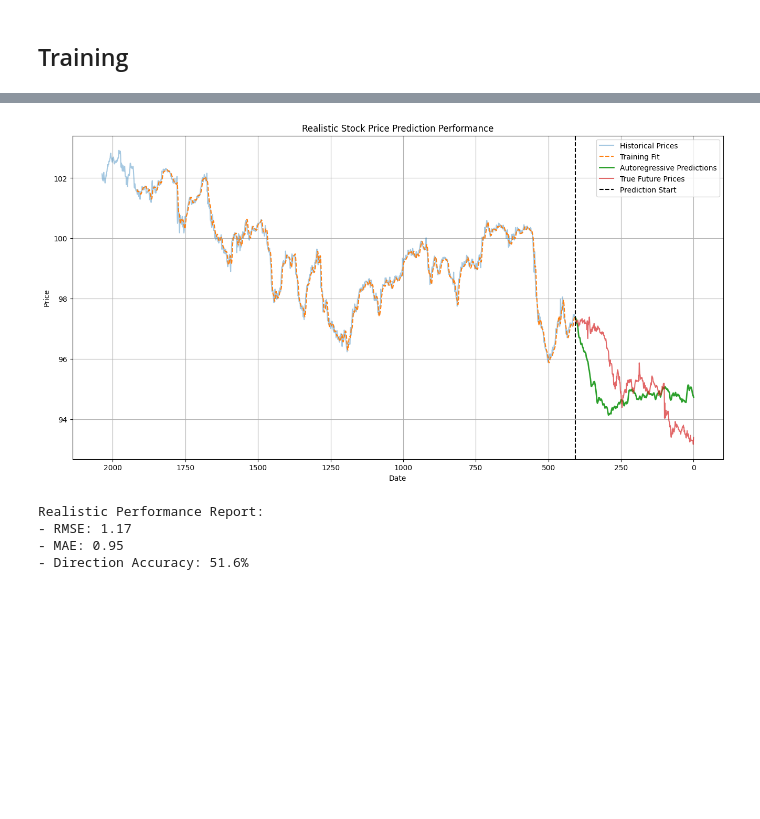
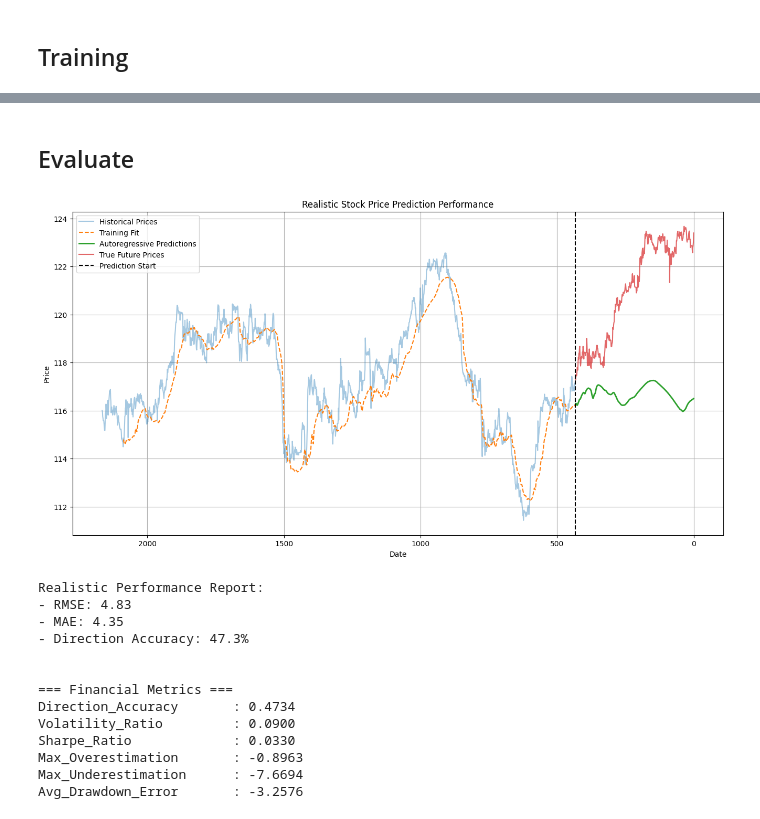
Before and after one commit to AndyFilter/Itsy-Bitsy-Teenie-Weenie-Little-Stock-Prediction-Genie, a Jupyter notebook: StockPrediction.ipynb, the cells around one changed output, grey strips where cells are left out. Saved outputs shown, nothing was run; the diff lists cells and outputs as text; code cells hidden in the pictures; blank space fills up the shorter version.

```diff
--- a/StockPrediction.ipynb
+++ b/StockPrediction.ipynb
@@ -291,3 +307,5 @@ Epoch 600, Loss: 0.0089
+# %% [markdown]
+## Evaluate
 # %%
 def autoregressive_predict(model, scaler, initial_sequence, true_test_data, feature_columns):
     """
@@ -413,34 +431,74 @@ def visualize_predictions(model, scaler, train_data, test_data, seq_length, feat
     plt.show()
 
     return pred_prices, true_prices
+
+def financial_metrics(true, pred):
+    returns_true = np.diff(true) / true[:-1]
+    returns_pred = np.diff(pred) / pred[:-1]
+    return {
+        # Directional Accuracy
+        'Direction_Accuracy': np.mean(np.sign(returns_true) == np.sign(returns_pred)),
+
+        # Volatility Capture
+        'Volatility_Ratio': np.std(returns_pred) / np.std(returns_true),
+
+        # Risk-Adjusted Returns
+        'Sharpe_Ratio': np.mean(returns_pred) / np.std(returns_pred),
+
+        # Maximum Errors
+        'Max_Overestimation': np.max(pred - true),
+        'Max_Underestimation': np.min(pred - true),
+
+        # Drawdown Simulation
+        'Avg_Drawdown_Error': np.mean(
+            (np.minimum.accumulate(true) - true) -
+            (np.minimum.accumulate(pred) - pred)
+        )
+    }
 # %%
 from sklearn.metrics import mean_absolute_error, mean_squared_error
 
 # Load a different dataset
-LoadDataFromFile("DataSets/IBM/2019/intraday_2019_05_5min_IBM.csv")
+LoadDataFromFile(GetDataSetFileName(2022, 5))
 train_dataset.load_data(X_train, y_train)
 
 # Evaluate properly
 model.eval()
 pred_prices, true_prices = visualize_predictions(
     model, scaler, scaled_train, scaled_test,
     SEQ_LENGTH, feature_columns
 )
 
 # Calculate metrics
 rmse = np.sqrt(mean_squared_error(true_prices, pred_prices))
 mae = mean_absolute_error(true_prices, pred_prices)
 direction_acc = np.mean(np.diff(true_prices) * np.diff(pred_prices) > 0)
 
+fin_metrics = financial_metrics(true_prices, pred_prices)
+
 print(f"""
 Realistic Performance Report:
 - RMSE: {rmse:.2f}
 - MAE: {mae:.2f}
 - Direction Accuracy: {direction_acc*100:.1f}%
 """)
+
+# Pretty print results
+print("\n=== Financial Metrics ===")
+for k, v in fin_metrics.items():
+    print(f"{k:<25}: {v:.4f}" if isinstance(v, float) else f"{k:<25}: {v}")
 # %% [output]
-[figure, old version]
+[figure, new version]
 Realistic Performance Report:
-- RMSE: 1.17
-- MAE: 0.95
-- Direction Accuracy: 51.6%
+- RMSE: 4.83
+- MAE: 4.35
+- Direction Accuracy: 47.3%
+
+
+=== Financial Metrics ===
+Direction_Accuracy       : 0.4734
+Volatility_Ratio         : 0.0900
+Sharpe_Ratio             : 0.0330
+Max_Overestimation       : -0.8963
+Max_Underestimation      : -7.6694
+Avg_Drawdown_Error       : -3.2576
```
Also changed, not shown: parts of 5 cells of this notebook, 25 other files.
